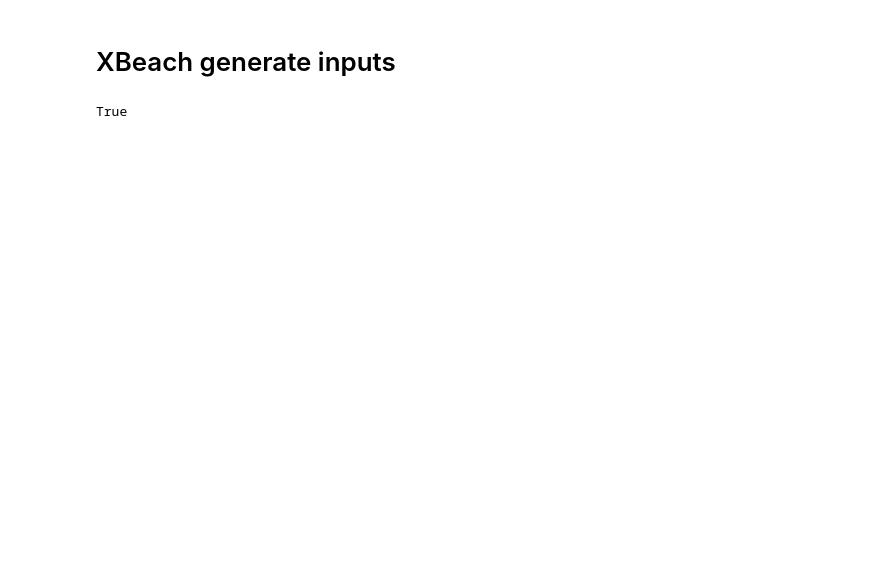
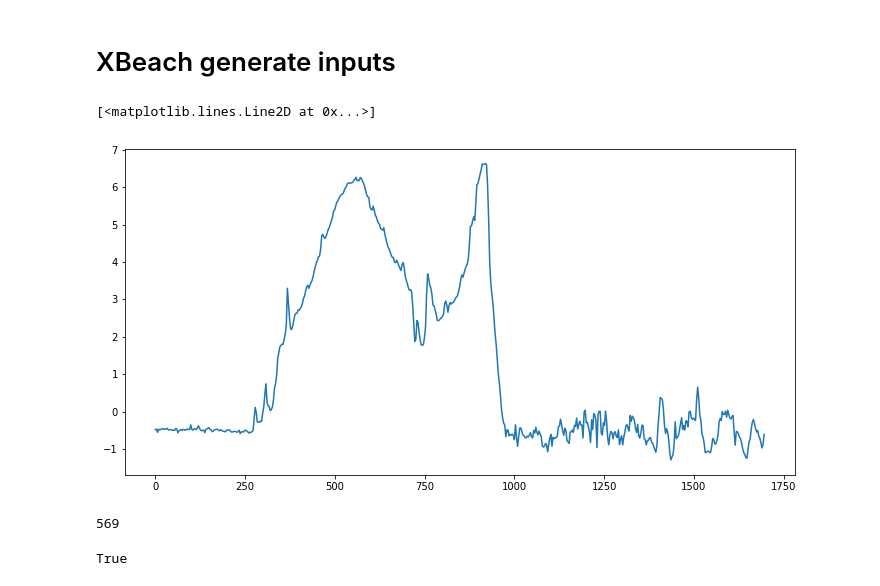
Before and after one commit to yangzhangfeng/xbeach, a Jupyter notebook: xbeach_python/gen_inputs.ipynb, the cells around one changed output. Saved outputs shown, nothing was run; the diff lists cells and outputs as text; code cells hidden in the pictures; blank space fills up the shorter version.

```diff
--- a/xbeach_python/gen_inputs.ipynb
+++ b/xbeach_python/gen_inputs.ipynb
@@ -10,4 +10,18 @@ import utils
 from xbeach_inputs import *
 from datetime import datetime,timedelta
 # %%
-root = pl.Path(r'Z:\Users\Tyler\projects\TNC\modeling\final_grid2')
+root = pl.Path(r'Z:\Users\Tyler\projects\dunex\cross_sect')
+xs = pd.read_csv(str(root / 'duck_xs3.csv'))
+# %%
+x = np.array(xs['X'])
+y= np.array(xs['Graphic Profile 1'])
+# %%
+fig,ax = plt.subplots(figsize=(12,6))
+ax.plot(x,y)
+# %% [output]
+[<matplotlib.lines.Line2D at 0x...>]
+[figure, added]
+# %%
+len(x)
+# %% [output]
+569
```
Also changed, not shown: parts of 15 cells of this notebook, 5 other files.
